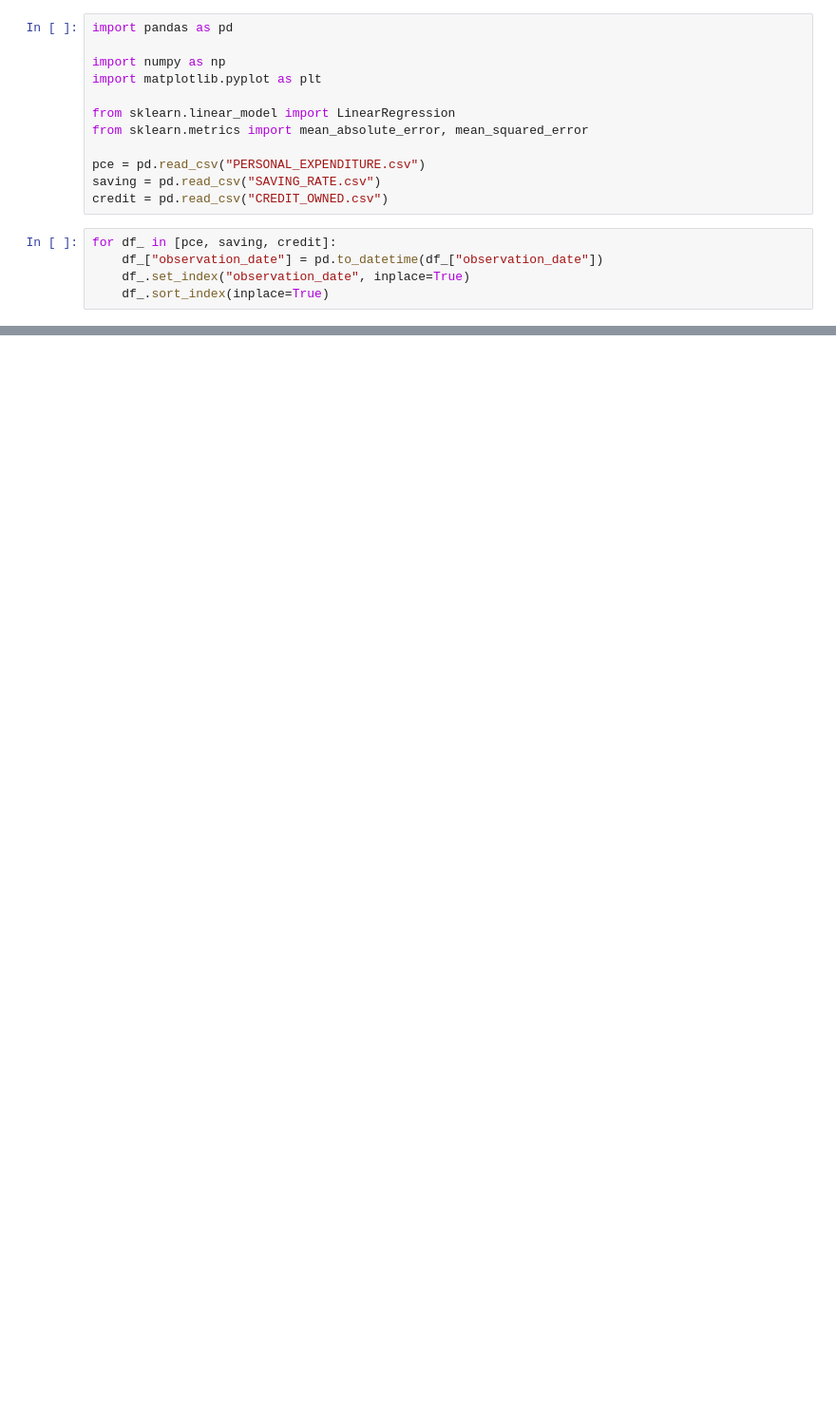
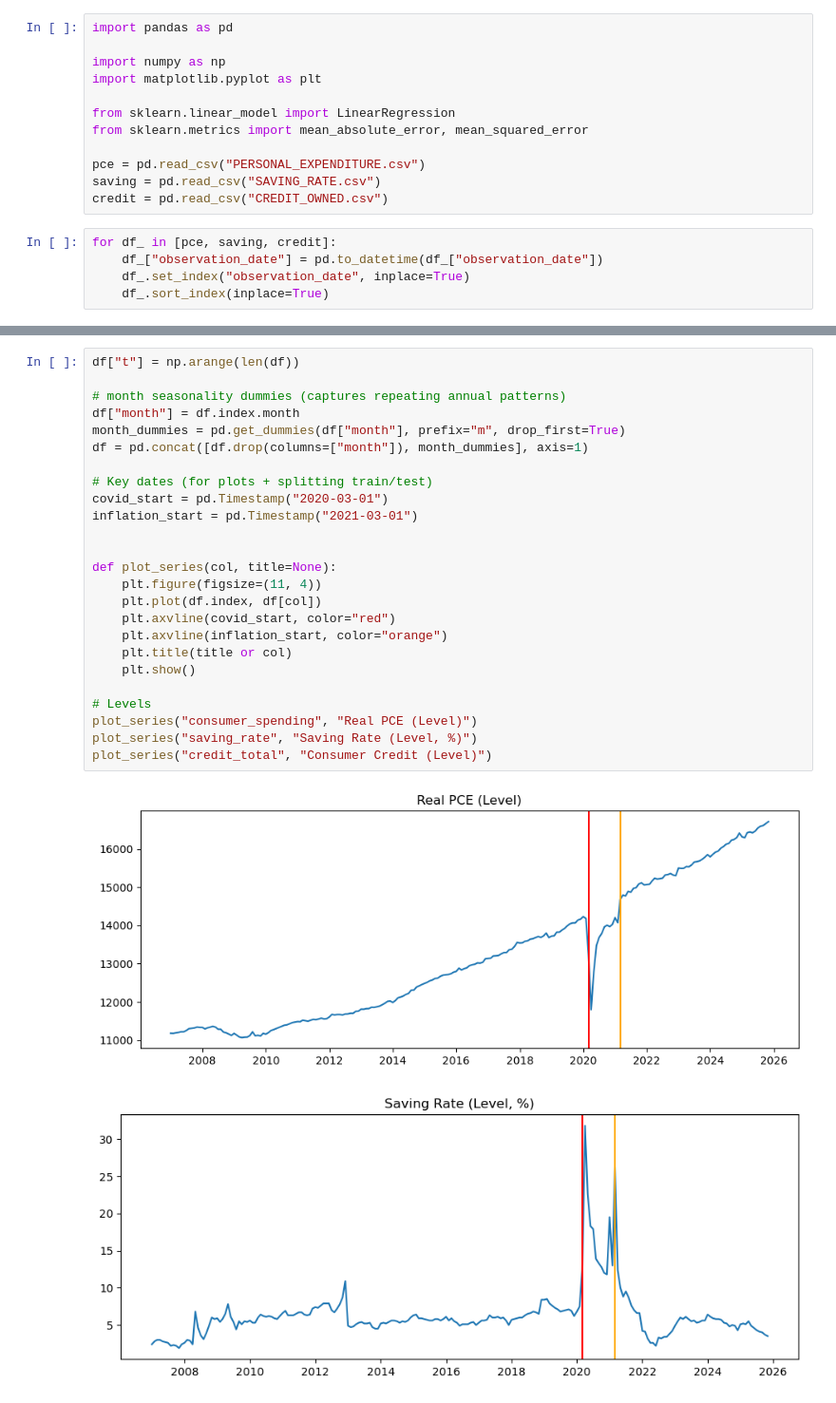
Before and after one commit to Mendelosdoba/tripleten-datajam-feb-2026, a Jupyter notebook: data.ipynb, the cells around one changed output, grey strips where cells are left out. Shown at 95% size. Drawn from its saved outputs; the diff is of its cells as text; blank space fills up the shorter version.

```diff
--- a/data.ipynb
+++ b/data.ipynb
@@ -38,2 +38,30 @@ observation_date
 
 [227 rows x 3 columns]>
+# %%
+df["t"] = np.arange(len(df))
+
+# month seasonality dummies (captures repeating annual patterns)
+df["month"] = df.index.month
+month_dummies = pd.get_dummies(df["month"], prefix="m", drop_first=True)
+df = pd.concat([df.drop(columns=["month"]), month_dummies], axis=1)
+
+# Key dates (for plots + splitting train/test)
+covid_start = pd.Timestamp("2020-03-01")
+inflation_start = pd.Timestamp("2021-03-01")
+
+
+def plot_series(col, title=None):
+    plt.figure(figsize=(11, 4))
+    plt.plot(df.index, df[col])
+    plt.axvline(covid_start, color="red")
+    plt.axvline(inflation_start, color="orange")
+    plt.title(title or col)
+    plt.show()
+
+# Levels
+plot_series("consumer_spending", "Real PCE (Level)")
+plot_series("saving_rate", "Saving Rate (Level, %)")
+plot_series("credit_total", "Consumer Credit (Level)")
+# %% [output]
+[figure, added]
+[figure, added]
```
Also changed, not shown: parts of 2 cells of this notebook.
